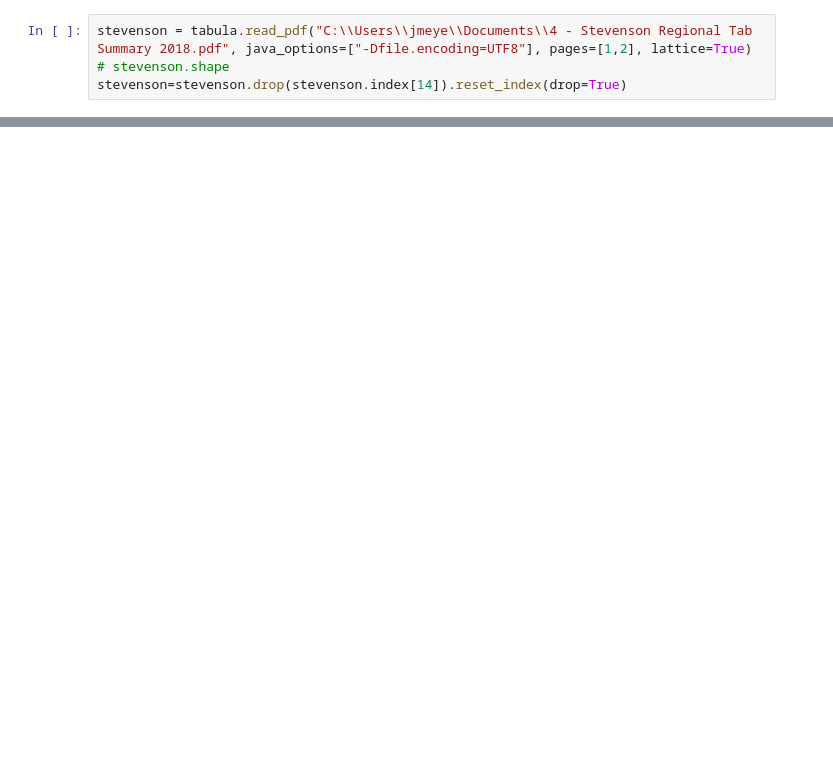
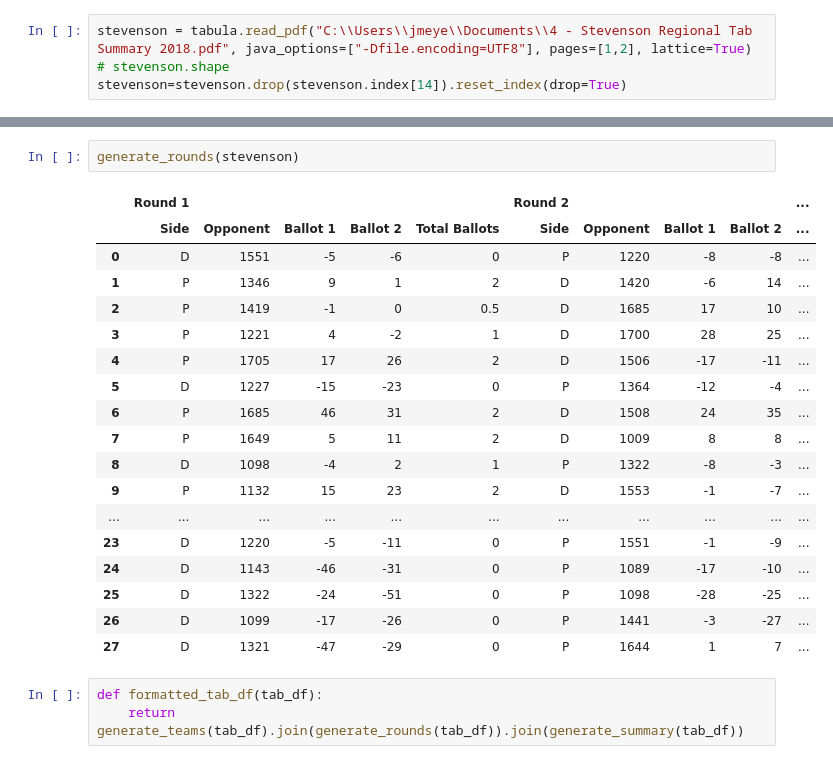
Before and after one commit to Valinthronix/tab-analysis, a Jupyter notebook: testing notebook.ipynb, the cells around one changed output, grey strips where cells are left out. Cells and saved outputs as stored; diff of their text form; blank space fills up the shorter version.

```diff
--- a/testing notebook.ipynb
+++ b/testing notebook.ipynb
@@ -50,0 +235,24 @@ stevenson
+# %%
+generate_rounds(stevenson)
+# %% [output]
+|  | Round 1 |  |  |  |  | Round 2 |  |  |  | ... |
+|  | Side | Opponent | Ballot 1 | Ballot 2 | Total Ballots | Side | Opponent | Ballot 1 | Ballot 2 | ... |
+| 0 | D | 1551 | -5 | -6 | 0 | P | 1220 | -8 | -8 | ... |
+| 1 | P | 1346 | 9 | 1 | 2 | D | 1420 | -6 | 14 | ... |
+| 2 | P | 1419 | -1 | 0 | 0.5 | D | 1685 | 17 | 10 | ... |
+| 3 | P | 1221 | 4 | -2 | 1 | D | 1700 | 28 | 25 | ... |
+| 4 | P | 1705 | 17 | 26 | 2 | D | 1506 | -17 | -11 | ... |
+| 5 | D | 1227 | -15 | -23 | 0 | P | 1364 | -12 | -4 | ... |
+| 6 | P | 1685 | 46 | 31 | 2 | D | 1508 | 24 | 35 | ... |
+| 7 | P | 1649 | 5 | 11 | 2 | D | 1009 | 8 | 8 | ... |
+| 8 | D | 1098 | -4 | 2 | 1 | P | 1322 | -8 | -3 | ... |
+| 9 | P | 1132 | 15 | 23 | 2 | D | 1553 | -1 | -7 | ... |
+| ... | ... | ... | ... | ... | ... | ... | ... | ... | ... | ... |
+| 23 | D | 1220 | -5 | -11 | 0 | P | 1551 | -1 | -9 | ... |
+| 24 | D | 1143 | -46 | -31 | 0 | P | 1089 | -17 | -10 | ... |
+| 25 | D | 1322 | -24 | -51 | 0 | P | 1098 | -28 | -25 | ... |
+| 26 | D | 1099 | -17 | -26 | 0 | P | 1441 | -3 | -27 | ... |
+| 27 | D | 1321 | -47 | -29 | 0 | P | 1644 | 1 | 7 | ... |
+# %%
+def formatted_tab_df(tab_df):
+    return generate_teams(tab_df).join(generate_rounds(tab_df)).join(generate_summary(tab_df))
```
Also changed, not shown: parts of 10 cells of this notebook, 3 other files.
